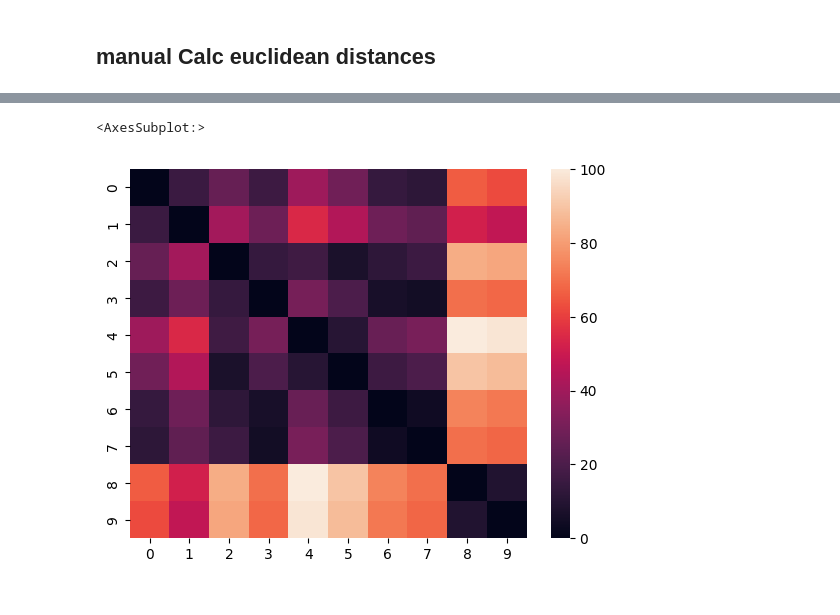
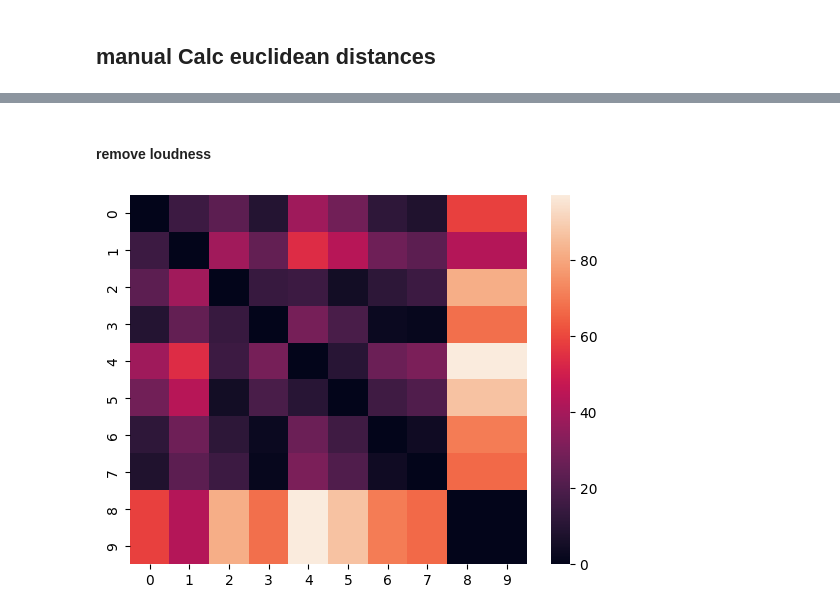
Before and after one commit to JacquelineBashta/ML_UnSupClust_KMean, a Jupyter notebook: euclidean_distances.ipynb, the cells around one changed output, grey strips where cells are left out. Drawn from its saved outputs; the diff is of its cells as text; code cells hidden in the pictures.

```diff
--- a/euclidean_distances.ipynb
+++ b/euclidean_distances.ipynb
@@ -116,3 +144,4 @@ sns.heatmap(euclidean_df)
 # %%
 #reduced Features
-songs_red_df = songs_df.drop(["song_name","artist","danceability","key","mode","instrumentalness","liveness","valence","duration_ms","time_signature","id","html"],axis=1)
+songs_red2_df = song_red_df.drop(["danceability","key","mode","instrumentalness","liveness","valence","duration_ms","time_signature"],axis=1)
+sns.heatmap(pd.DataFrame(pairwise.euclidean_distances(songs_red2_df), index=song_red_df.index, columns=song_red_df.index));
@@ -119,22 +150,7 @@ songs_red_df = songs_df.drop(["song_name","artist","danceability","key","mode","
-# %%
-all_distances = []
-for song_a in songs_red_df.index:
-    song_a_specs = []
-    for i in range(len(songs_red_df.columns)):
-        song_a_specs.append(songs_red_df.loc[song_a, songs_red_df.columns[i]])
-
-    song_a_dis =[]
-    for song_b in songs_red_df.index:
-        song_b_specs = []
-        for i in range(len(songs_red_df.columns)):
-            song_b_specs.append(songs_red_df.loc[song_b, songs_red_df.columns[i]])
-        squares = [(song_a_specs[i] - song_b_specs[i])**2 for i in range(len(songs_red_df.columns))]
-        e_dist = sum(squares)**0.5
-        song_a_dis.append(e_dist)
-    all_distances.append(song_a_dis)
-
-euclidean_df = pd.DataFrame(all_distances, index=songs_red_df.index, columns=songs_red_df.index)
-sns.heatmap(euclidean_df)
-# %% [output]
-<AxesSubplot:>
-[figure, removed]
+# %% [markdown]
+#### remove loudness
+# %%
+songs_red3_df = songs_red2_df.drop(["loudness"],axis=1)
+sns.heatmap(pd.DataFrame(pairwise.euclidean_distances(songs_red3_df), index=song_red_df.index, columns=song_red_df.index));
+# %% [output]
+[figure, added]
```
Also changed, not shown: parts of 20 cells of this notebook, 1 other file.
